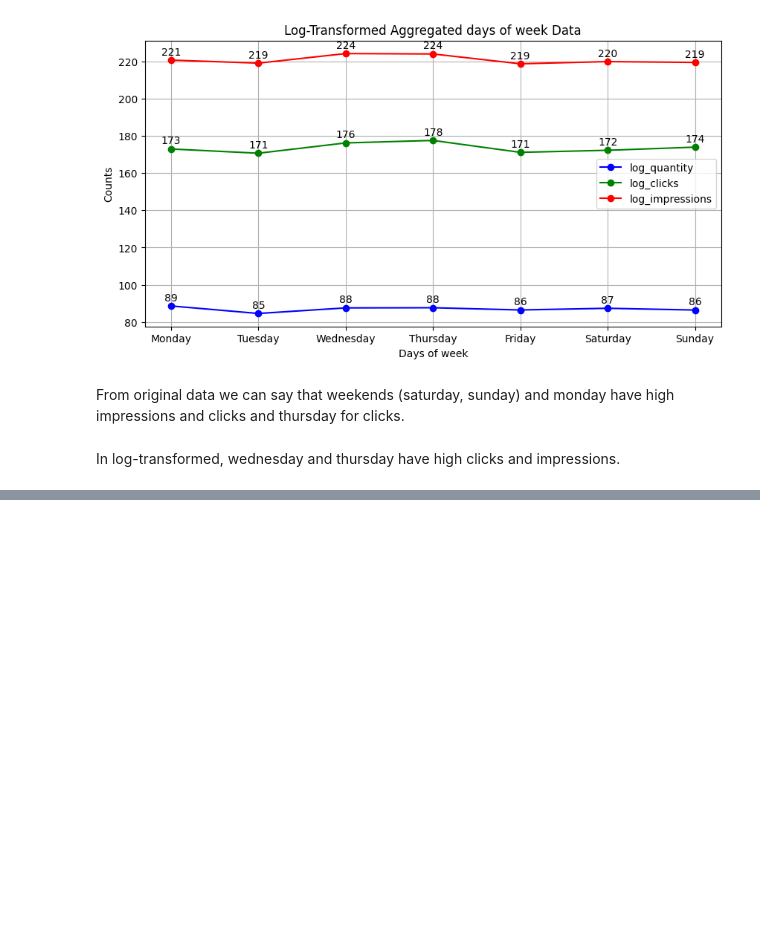
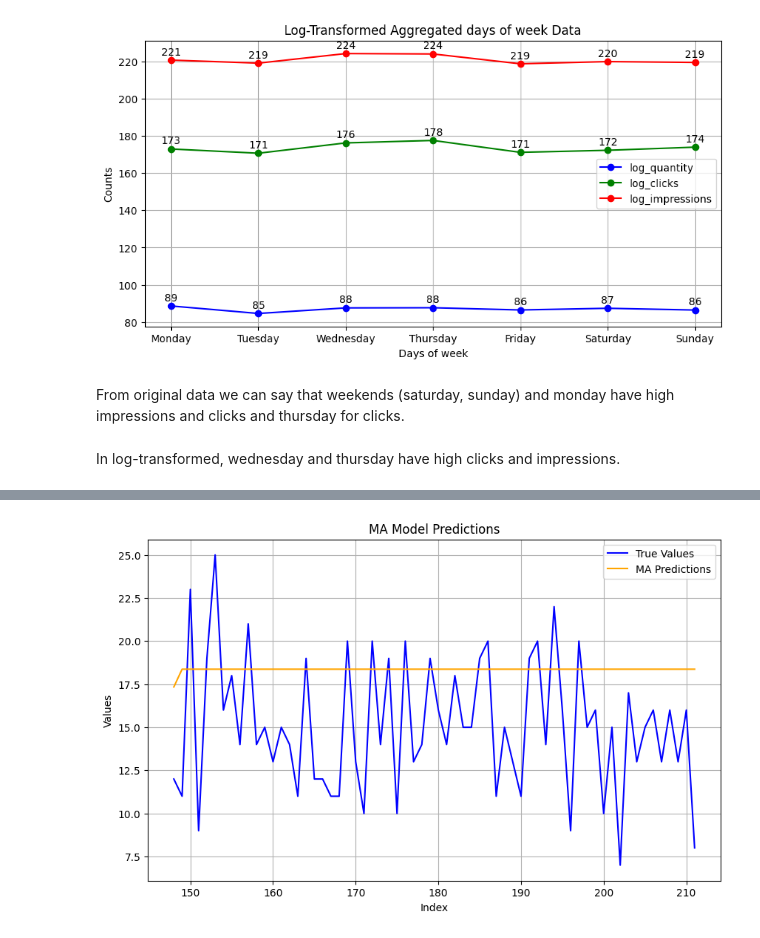
Before and after one commit to saravindhan/Aravindhan-Infosys-Nov24, a Jupyter notebook: futureDemands.ipynb, the cells around one changed output, grey strips where cells are left out. Drawn from its saved outputs; the diff is of its cells as text; code cells hidden in the pictures; blank space fills up the shorter version.

```diff
--- a/futureDemands.ipynb
+++ b/futureDemands.ipynb
@@ -497,0 +569,10 @@ In log-transformed, wednesday and thursday have high clicks and impressions.
+# %%
+mamodel = ARIMA(train, order=(0, 0, 1))
+mamodelfit = mamodel.fit()
+mapredictions = mamodelfit.forecast(len(test))
+
+# Plot and Evaluate MA Model
+plotmodelpredictions(test, mapredictions, "MA")
+ma_metrics = calculatemetrics(test, mapredictions)
+# %% [output]
+[figure, added]
```
Also changed, not shown: parts of 37 cells of this notebook.
